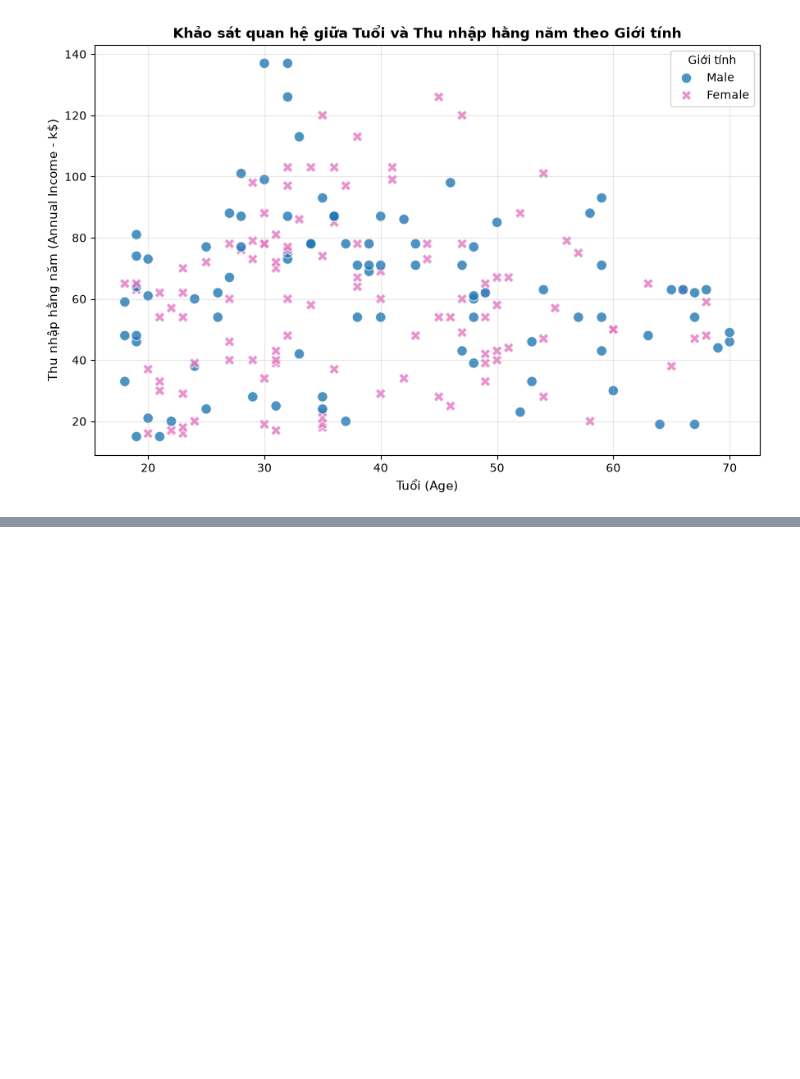
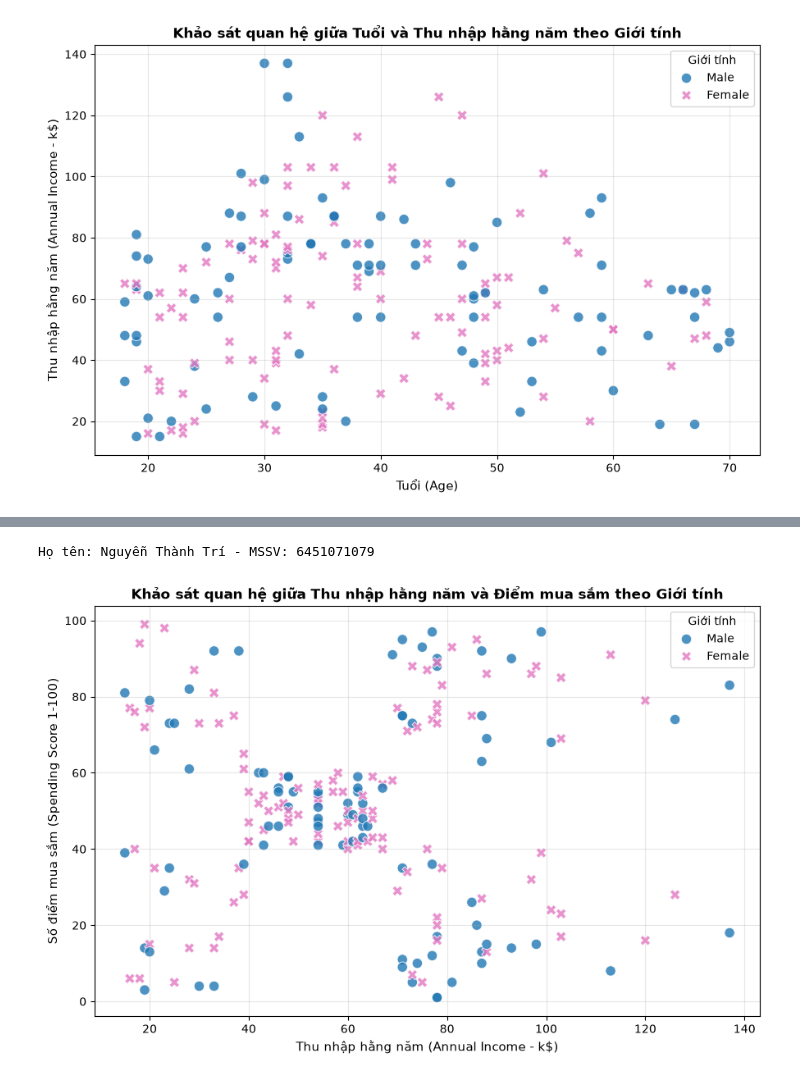
Before and after one commit to TriNguyenThanh/6451071079_Lab23, a Jupyter notebook: model/6451071079_LAB3_Bai5.ipynb, the cells around one changed output, grey strips where cells are left out. Saved outputs shown, nothing was run; the diff lists cells and outputs as text; code cells hidden in the pictures; blank space fills up the shorter version.

Commit message:
feature<bai5_cau5>: khao sat phan bo thu nhap va diem mua sam theo gioi tinh

```diff
--- a/model/6451071079_LAB3_Bai5.ipynb
+++ b/model/6451071079_LAB3_Bai5.ipynb
@@ -188,0 +192,25 @@ Họ tên: Nguyễn Thành Trí - MSSV: 6451071079
+# %%
+# Nguyễn Thành Trí - MSSV: 6451071079
+print("Họ tên: Nguyễn Thành Trí - MSSV: 6451071079")
+
+plt.figure(figsize=(9, 6))
+sns.scatterplot(
+    data=df,
+    x='Annual Income (k$)',
+    y='Spending Score (1-100)',
+    hue='Gender',
+    style='Gender',
+    s=80,
+    alpha=0.8,
+    palette={'Male': '#1f77b4', 'Female': '#e377c2'}
+)
+plt.title('Khảo sát quan hệ giữa Thu nhập hằng năm và Điểm mua sắm theo Giới tính', fontsize=12, fontweight='bold')
+plt.xlabel('Thu nhập hằng năm (Annual Income - k$)', fontsize=11)
+plt.ylabel('Số điểm mua sắm (Spending Score 1-100)', fontsize=11)
+plt.legend(title='Giới tính', frameon=True)
+plt.grid(True, alpha=0.3)
+plt.tight_layout()
+plt.show()
+# %% [output]
+Họ tên: Nguyễn Thành Trí - MSSV: 6451071079
+[figure, added]
```
Also changed, not shown: parts of 1 cell of this notebook.
